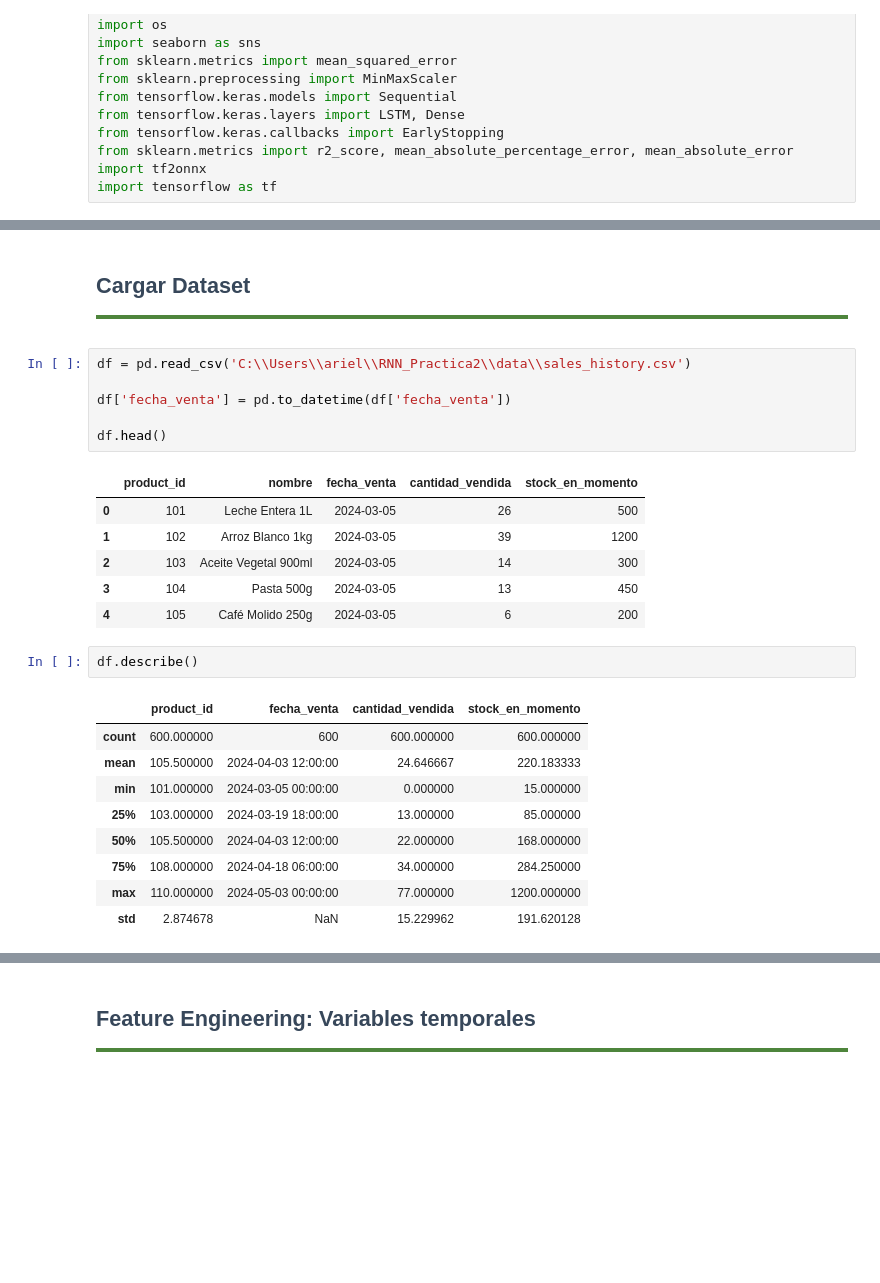
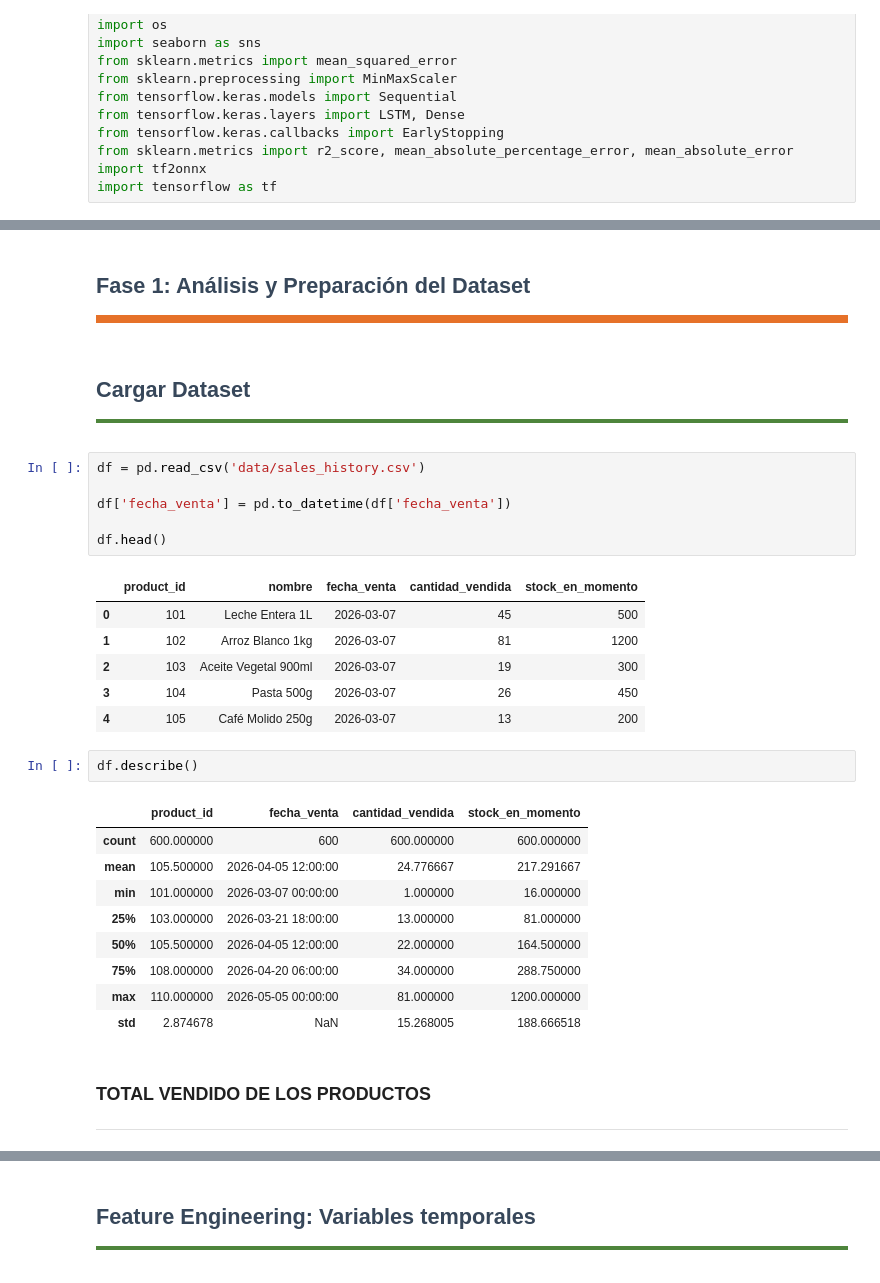
Before and after one commit to diegobravo10/RNN_Practica2, a Jupyter notebook: Practica2-RNN.ipynb, the cells around one changed output, grey strips where cells are left out. Drawn from its saved outputs; the diff is of its cells as text; blank space fills up the shorter version.

```diff
--- a/Practica2-RNN.ipynb
+++ b/Practica2-RNN.ipynb
@@ -71,30 +26,37 @@ OSError: Cannot save file into a non-existent directory: 'data'
+# %% [markdown]
+<div id="RNN" style="color:#37475a; border-bottom: 8px solid #E67129; width: 100%; margin-bottom: 10px; padding-bottom: 2px">
+    <h2><strong>Fase 1: Análisis y Preparación del Dataset</strong></h2>
+</div>
 # %% [markdown]
 <div id="RNN" style="color:#37475a; border-bottom: 4px solid #4E853C; width: 100%; margin-bottom: 15px; padding-bottom: 2px"><h2>Cargar Dataset</h2> </div>
 # %%
-df = pd.read_csv('C:\\Users\\ariel\\RNN_Practica2\\data\\sales_history.csv')
+df = pd.read_csv('data/sales_history.csv')
 
 df['fecha_venta'] = pd.to_datetime(df['fecha_venta'])
 
 df.head()
 # %% [output]
 |  | product_id | nombre | fecha_venta | cantidad_vendida | stock_en_momento |
-| 0 | 101 | Leche Entera 1L | 2024-03-05 | 26 | 500 |
-| 1 | 102 | Arroz Blanco 1kg | 2024-03-05 | 39 | 1200 |
-| 2 | 103 | Aceite Vegetal 900ml | 2024-03-05 | 14 | 300 |
-| 3 | 104 | Pasta 500g | 2024-03-05 | 13 | 450 |
-| 4 | 105 | Café Molido 250g | 2024-03-05 | 6 | 200 |
+| 0 | 101 | Leche Entera 1L | 2026-03-07 | 45 | 500 |
+| 1 | 102 | Arroz Blanco 1kg | 2026-03-07 | 81 | 1200 |
+| 2 | 103 | Aceite Vegetal 900ml | 2026-03-07 | 19 | 300 |
+| 3 | 104 | Pasta 500g | 2026-03-07 | 26 | 450 |
+| 4 | 105 | Café Molido 250g | 2026-03-07 | 13 | 200 |
 # %%
 df.describe()
 # %% [output]
 |  | product_id | fecha_venta | cantidad_vendida | stock_en_momento |
 | count | 600.000000 | 600 | 600.000000 | 600.000000 |
-| mean | 105.500000 | 2024-04-03 12:00:00 | 24.646667 | 220.183333 |
-| min | 101.000000 | 2024-03-05 00:00:00 | 0.000000 | 15.000000 |
-| 25% | 103.000000 | 2024-03-19 18:00:00 | 13.000000 | 85.000000 |
-| 50% | 105.500000 | 2024-04-03 12:00:00 | 22.000000 | 168.000000 |
-| 75% | 108.000000 | 2024-04-18 06:00:00 | 34.000000 | 284.250000 |
-| max | 110.000000 | 2024-05-03 00:00:00 | 77.000000 | 1200.000000 |
-| std | 2.874678 | NaN | 15.229962 | 191.620128 |
+| mean | 105.500000 | 2026-04-05 12:00:00 | 24.776667 | 217.291667 |
+| min | 101.000000 | 2026-03-07 00:00:00 | 1.000000 | 16.000000 |
+| 25% | 103.000000 | 2026-03-21 18:00:00 | 13.000000 | 81.000000 |
+| 50% | 105.500000 | 2026-04-05 12:00:00 | 22.000000 | 164.500000 |
+| 75% | 108.000000 | 2026-04-20 06:00:00 | 34.000000 | 288.750000 |
+| max | 110.000000 | 2026-05-05 00:00:00 | 81.000000 | 1200.000000 |
+| std | 2.874678 | NaN | 15.268005 | 188.666518 |
+# %% [markdown]
+### TOTAL VENDIDO DE LOS PRODUCTOS
+---
 # %%
 ventas  = df.groupby('nombre')['cantidad_vendida'].sum().sort_values(ascending=False)
 
```
Also changed, not shown: parts of 27 cells of this notebook, 3 other files.
